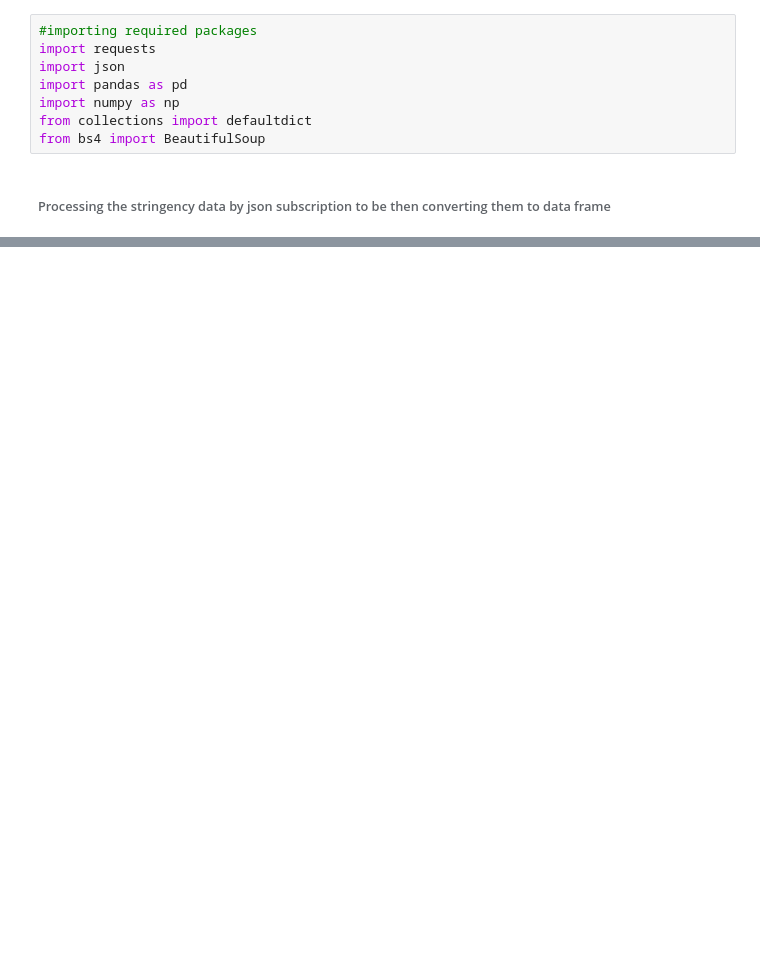
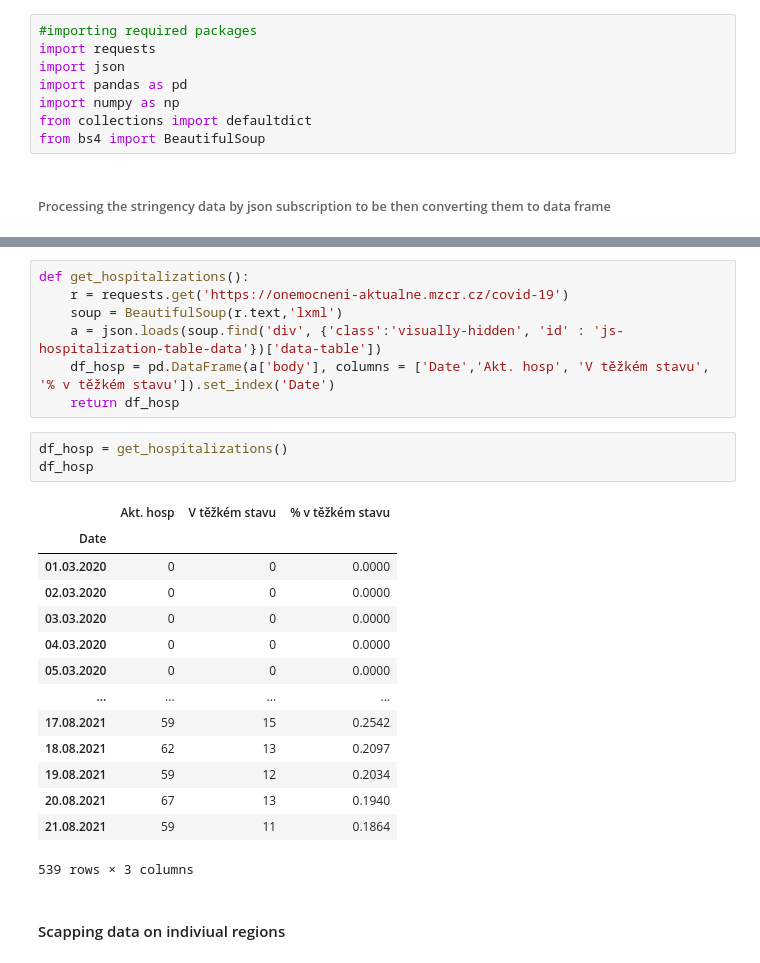
Before and after one commit to barabajgarova/Python-IES-Project, a Jupyter notebook: Data_processor.ipynb, the cells around one changed output, grey strips where cells are left out. Cells and saved outputs as stored; diff of their text form; blank space fills up the shorter version.

```diff
--- a/Data_processor.ipynb
+++ b/Data_processor.ipynb
@@ -125,0 +119,27 @@ df[df.index == 'CZE'].T
+# %%
+def get_hospitalizations():
+    r = requests.get('https://onemocneni-aktualne.mzcr.cz/covid-19')
+    soup = BeautifulSoup(r.text,'lxml')
+    a = json.loads(soup.find('div', {'class':'visually-hidden', 'id' : 'js-hospitalization-table-data'})['data-table'])
+    df_hosp = pd.DataFrame(a['body'], columns = ['Date','Akt. hosp', 'V těžkém stavu', '% v těžkém stavu']).set_index('Date')
+    return df_hosp
+# %%
+df_hosp = get_hospitalizations()
+df_hosp
+# %% [output]
+|  | Akt. hosp | V těžkém stavu | % v těžkém stavu |
+| Date |  |  |  |
+| 01.03.2020 | 0 | 0 | 0.0000 |
+| 02.03.2020 | 0 | 0 | 0.0000 |
+| 03.03.2020 | 0 | 0 | 0.0000 |
+| 04.03.2020 | 0 | 0 | 0.0000 |
+| 05.03.2020 | 0 | 0 | 0.0000 |
+| ... | ... | ... | ... |
+| 17.08.2021 | 59 | 15 | 0.2542 |
+| 18.08.2021 | 62 | 13 | 0.2097 |
+| 19.08.2021 | 59 | 12 | 0.2034 |
+| 20.08.2021 | 67 | 13 | 0.1940 |
+| 21.08.2021 | 59 | 11 | 0.1864 |
+539 rows × 3 columns
+# %% [markdown]
+#### Scapping data on indiviual regions
```
Also changed, not shown: parts of 37 cells of this notebook, 3 other files.
